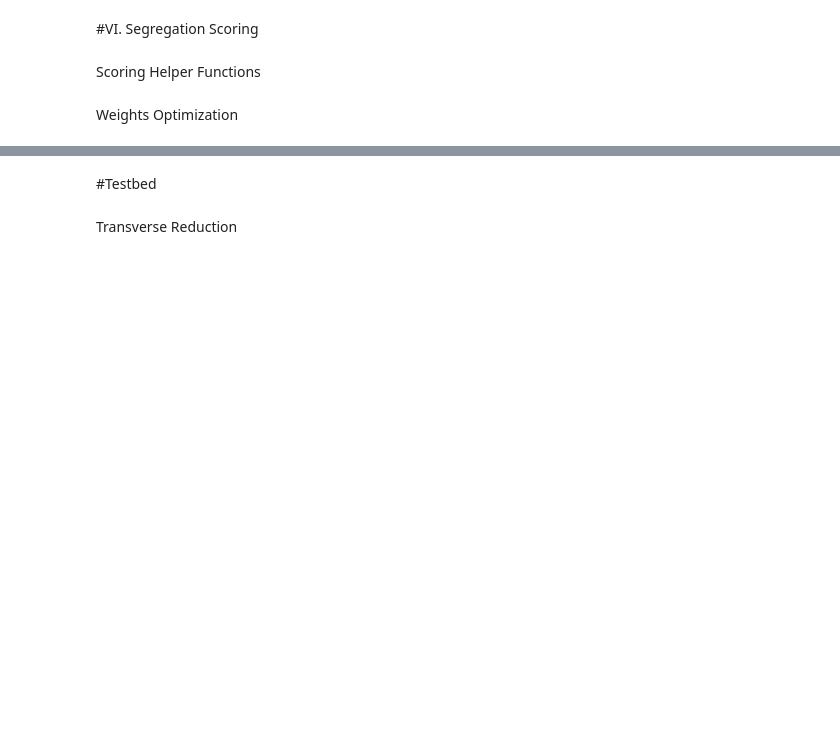
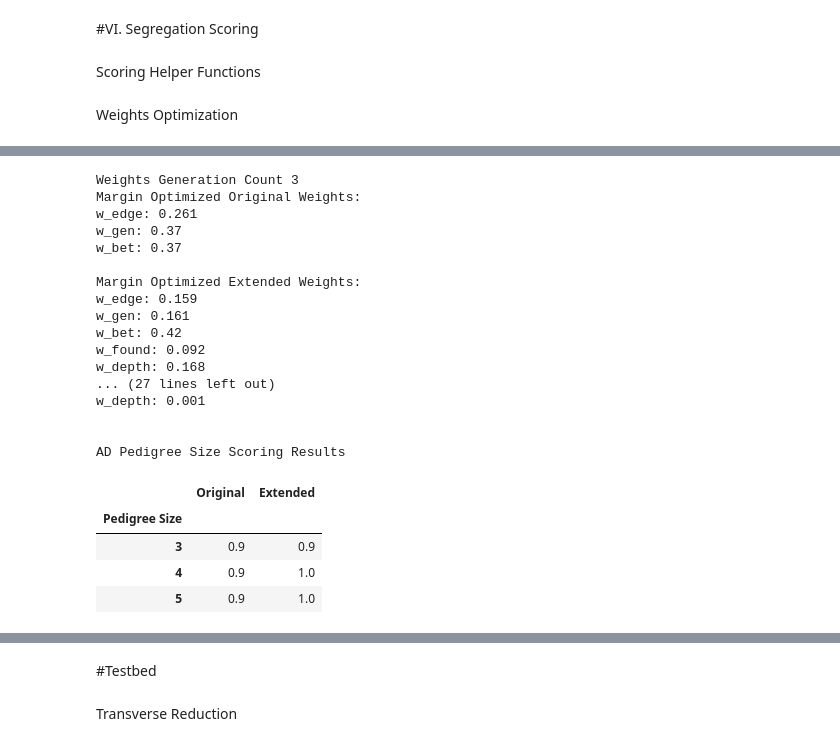
Before and after one commit to taylorngt/PedNet, a Jupyter notebook: SegregationScoring.ipynb, the cells around one changed output, grey strips where cells are left out. Drawn from its saved outputs; the diff is of its cells as text; code cells hidden in the pictures; blank space fills up the shorter version.

```diff
--- a/SegregationScoring.ipynb
+++ b/SegregationScoring.ipynb
@@ -115,6 +115,11 @@ def siblings(G, node):
         sibs.update(G.successors(p))
     sibs.discard(node)
     return sibs
+
+def children(G, node):
+    """Return a list of child nodes for `node` (outgoing edges)."""
+    return list(G.successors(node))
+
 def generations(G):
     lvl={}
     Q=[(n,0) for n in G if G.in_degree(n)==0]
@@ -1234,6 +1233,10 @@ def original_scan_variants(G, vars_dict, weights, mode='AD'):
 # %% [markdown]
 Scoring Helper Functions
 # %%
-def max_score_highligher(s):
-    max = s == s.max()
-    return ['background-color: green' if v else '' for v in max]
+def max_score_highlighter(s):
+    is_max = s == s.max()
+    return [
+        'background-color: green' if max_score and varID == 'chr1:100000_A>T'
+        else 'background-color: red' if max_score
+        else ''
+        for varID, max_score in zip(s.index, is_max)]
@@ -1275,7 +1284,9 @@ def margin_weight_optimization_objective(weights_lst, Multi_Ped_Dict, linked_var
 def fraction_weight_optimization_objective(weights_lst, Multi_Ped_Dict, linked_variant, weight_names, Scoring_Method, mode):
 
     weights_dict = {weight_names[i]: weights_lst[i] for i in range(len(weight_names))}
-    correct_margin = 0
+    correct = 0
+    total = 0
+    margins = []
     for FamilyID, FamilyData in Multi_Ped_Dict.items():
         G, VarTable = FamilyData['PedGraph'], FamilyData['VarTable']
         linked_score = segregation_network_score(G= G,
@@ -1295,12 +1306,17 @@ def fraction_weight_optimization_objective(weights_lst, Multi_Ped_Dict, linked_v
 
         max_unlinked_score = max(unlinked_scores)
 
-        if linked_score > max_unlinked_score:
-            correct_margin += min((linked_score - max_unlinked_score), 1)
+        margin = linked_score - max_unlinked_score
+        if margin > 0:
+            margin = margin * 1.5
+        margins.append(margin)
 
-    fraction = correct_margin/len(Multi_Ped_Dict)
 
-    return 1 - fraction
+
+    avg_margin = np.mean(margins)
+
+
+    return 1 - avg_margin
 
 
 #Optimization Wrapper
@@ -1787,3 +1594,33 @@ Extended Segregation Scoring Accuracy: 0.29
+# %%
+pedigree_size_performance_test(Generation_Range= (3,5),
+                               Pedigree_Count= 50,
+                               Variant_Count= 10,
+                               Optimization_Method= 'Margin',
+                               Mode= 'AD',
+                               Verbose= True)
+# %% [output]
+Weights Generation Count 3
+Margin Optimized Original Weights:
+w_edge: 0.261
+w_gen: 0.37
+w_bet: 0.37
+
+Margin Optimized Extended Weights:
+w_edge: 0.159
+w_gen: 0.161
+w_bet: 0.42
+w_found: 0.092
+w_depth: 0.168
+... (27 lines left out)
+w_depth: 0.001
+
+
+AD Pedigree Size Scoring Results
+|  | Original | Extended |
+| Pedigree Size |  |  |
+| 3 | 0.9 | 0.9 |
+| 4 | 0.9 | 1.0 |
+| 5 | 0.9 | 1.0 |
 # %% [markdown]
 #**Notes:**
 *   Removing floaters helped increase differentiation in AD raw score rankings
```
Also changed, not shown: parts of 38 cells of this notebook.
